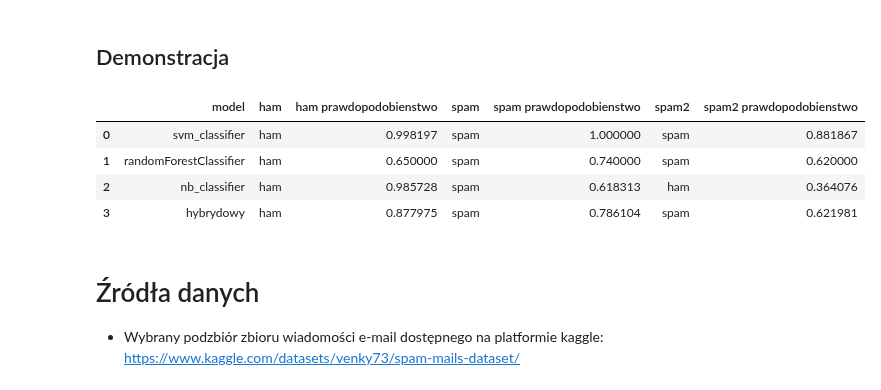
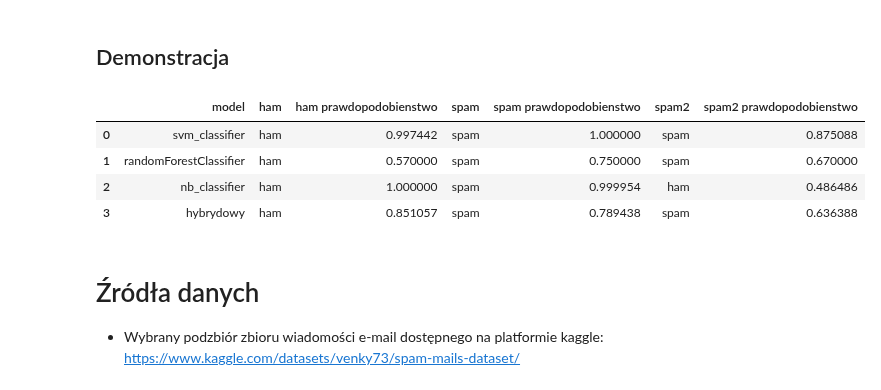
Before and after one commit to patrykzawadzkisggw/mad2, a Jupyter notebook: przyklad.ipynb, the cells around one changed output. Drawn from its saved outputs; the diff is of its cells as text; code cells hidden in the pictures.

```diff
--- a/przyklad.ipynb
+++ b/przyklad.ipynb
@@ -265,7 +265,7 @@ test_data_features_tfid = vectorizer_tfid.transform(test_data)
 
 train_data_features_count = vectorizer_count.transform(train_data)
 test_data_features_count = vectorizer_count.transform(test_data)
-vectorizer=vectorizer_tfid
+
 print(train_data_features_tfid.shape)
 # %% [output]
 (3878, 35178)
@@ -949,7 +951,6 @@ display(df)
 ## Demonstracja
 # %%
 import pandas as pd
-from sklearn.model_selection import train_test_split
 from nltk.tokenize import word_tokenize
 from sklearn.feature_extraction.text import ENGLISH_STOP_WORDS
 from nltk.stem import WordNetLemmatizer
@@ -996,7 +997,7 @@ Project Manager
 Company Inc.
 """
 
-def przetworz(email):
+def przetworz(email, vectorizer):
     # Tokenizuj dane. Czyli zmiana całego maila na pojedyńcze słowa
     email_data = word_tokenize(email)
 
@@ -1014,61 +1015,61 @@ def przetworz(email):
 
     # Odtwórz dane.
     email_data = " ".join(email_data)
     return vectorizer.transform([email_data])
 def kategoria(tab):
     if tab[0]==0:
         return "ham"
     return "spam"
 # Utwórz słownik z danymi
 data = {
     'model': ['svm_classifier','randomForestClassifier','nb_classifier','hybrydowy'],
     'ham': [
-        kategoria(svm_classifier.predict(pca.transform(przetworz(ham)))),
-        kategoria(randomForestClassifier.predict(przetworz(ham))),
-        kategoria(nb_classifier.predict(przetworz(ham))),
-        kategoria(hybrydowy_Classifier.predict(przetworz(ham)))
+        kategoria(svm_classifier.predict(pca.transform(przetworz(ham, vectorizer_tfid)))),
+        kategoria(randomForestClassifier.predict(przetworz(ham, vectorizer_tfid))),
+        kategoria(nb_classifier.predict(przetworz(ham, vectorizer_count))),
+        kategoria(hybrydowy_Classifier.predict(przetworz(ham, vectorizer_tfid)))
     ],
     'ham prawdopodobienstwo': [
-        svm_classifier.predict_proba(pca.transform(przetworz(ham)))[0][0],
-        randomForestClassifier.predict_proba(przetworz(ham))[0][0],
-        nb_classifier.predict_proba(przetworz(ham))[0][0],
-        hybrydowy_Classifier.predict_proba(przetworz(ham))[0][0]
+        svm_classifier.predict_proba(pca.transform(przetworz(ham, vectorizer_tfid)))[0][0],
+        randomForestClassifier.predict_proba(przetworz(ham, vectorizer_tfid))[0][0],
+        nb_classifier.predict_proba(przetworz(ham, vectorizer_count))[0][0],
+        hybrydowy_Classifier.predict_proba(przetworz(ham, vectorizer_tfid))[0][0]
     ],
     'spam': [
-        kategoria(svm_classifier.predict(pca.transform(przetworz(spam)))),
-        kategoria(randomForestClassifier.predict(przetworz(spam))),
-        kategoria(nb_classifier.predict(przetworz(spam))),
-        kategoria(hybrydowy_Classifier.predict(przetworz(spam)))
+        kategoria(svm_classifier.predict(pca.transform(przetworz(spam, vectorizer_tfid)))),
+        kategoria(randomForestClassifier.predict(przetworz(spam, vectorizer_tfid))),
+        kategoria(nb_classifier.predict(przetworz(spam, vectorizer_count))),
+        kategoria(hybrydowy_Classifier.predict(przetworz(spam, vectorizer_tfid)))
     ],
     'spam prawdopodobienstwo': [
-        svm_classifier.predict_proba(pca.transform(przetworz(spam)))[0][1],
-        randomForestClassifier.predict_proba(przetworz(spam))[0][1],
-        nb_classifier.predict_proba(przetworz(spam))[0][1],
-        hybrydowy_Classifier.predict_proba(przetworz(spam))[0][1]
+        svm_classifier.predict_proba(pca.transform(przetworz(spam, vectorizer_tfid)))[0][1],
+        randomForestClassifier.predict_proba(przetworz(spam, vectorizer_tfid))[0][1],
+        nb_classifier.predict_proba(przetworz(spam, vectorizer_count))[0][1],
+        hybrydowy_Classifier.predict_proba(przetworz(spam, vectorizer_tfid))[0][1]
     ],
     'spam2': [
-        kategoria(svm_classifier.predict(pca.transform(przetworz(spam2)))),
-        kategoria(randomForestClassifier.predict(przetworz(spam2))),
-        kategoria(nb_classifier.predict(przetworz(spam2))),
-        kategoria(hybrydowy_Classifier.predict(przetworz(spam2)))
+        kategoria(svm_classifier.predict(pca.transform(przetworz(spam2, vectorizer_tfid)))),
+        kategoria(randomForestClassifier.predict(przetworz(spam2, vectorizer_tfid))),
+        kategoria(nb_classifier.predict(przetworz(spam2, vectorizer_count))),
+        kategoria(hybrydowy_Classifier.predict(przetworz(spam2, vectorizer_tfid)))
     ],
     'spam2 prawdopodobienstwo': [
-        svm_classifier.predict_proba(pca.transform(przetworz(spam2)))[0][1],
-        randomForestClassifier.predict_proba(przetworz(spam2))[0][1],
-        nb_classifier.predict_proba(przetworz(spam2))[0][1],
-        hybrydowy_Classifier.predict_proba(przetworz(spam2))[0][1]
+        svm_classifier.predict_proba(pca.transform(przetworz(spam2, vectorizer_tfid)))[0][1],
+        randomForestClassifier.predict_proba(przetworz(spam2, vectorizer_tfid))[0][1],
+        nb_classifier.predict_proba(przetworz(spam2, vectorizer_count))[0][1],
+        hybrydowy_Classifier.predict_proba(przetworz(spam2, vectorizer_tfid))[0][1]
     ],
 }
 # Utwórz DataFrame z danymi
 df = pd.DataFrame(data)
 
 display(df)
 # %% [output]
 |  | model | ham | ham prawdopodobienstwo | spam | spam prawdopodobienstwo | spam2 | spam2 prawdopodobienstwo |
-| 0 | svm_classifier | ham | 0.998197 | spam | 1.000000 | spam | 0.881867 |
-| 1 | randomForestClassifier | ham | 0.650000 | spam | 0.740000 | spam | 0.620000 |
-| 2 | nb_classifier | ham | 0.985728 | spam | 0.618313 | ham | 0.364076 |
-| 3 | hybrydowy | ham | 0.877975 | spam | 0.786104 | spam | 0.621981 |
+| 0 | svm_classifier | ham | 0.997442 | spam | 1.000000 | spam | 0.875088 |
+| 1 | randomForestClassifier | ham | 0.570000 | spam | 0.750000 | spam | 0.670000 |
+| 2 | nb_classifier | ham | 1.000000 | spam | 0.999954 | ham | 0.486486 |
+| 3 | hybrydowy | ham | 0.851057 | spam | 0.789438 | spam | 0.636388 |
 # %% [markdown]
 # Źródła danych
 
```
Also changed, not shown: parts of 14 cells of this notebook.
